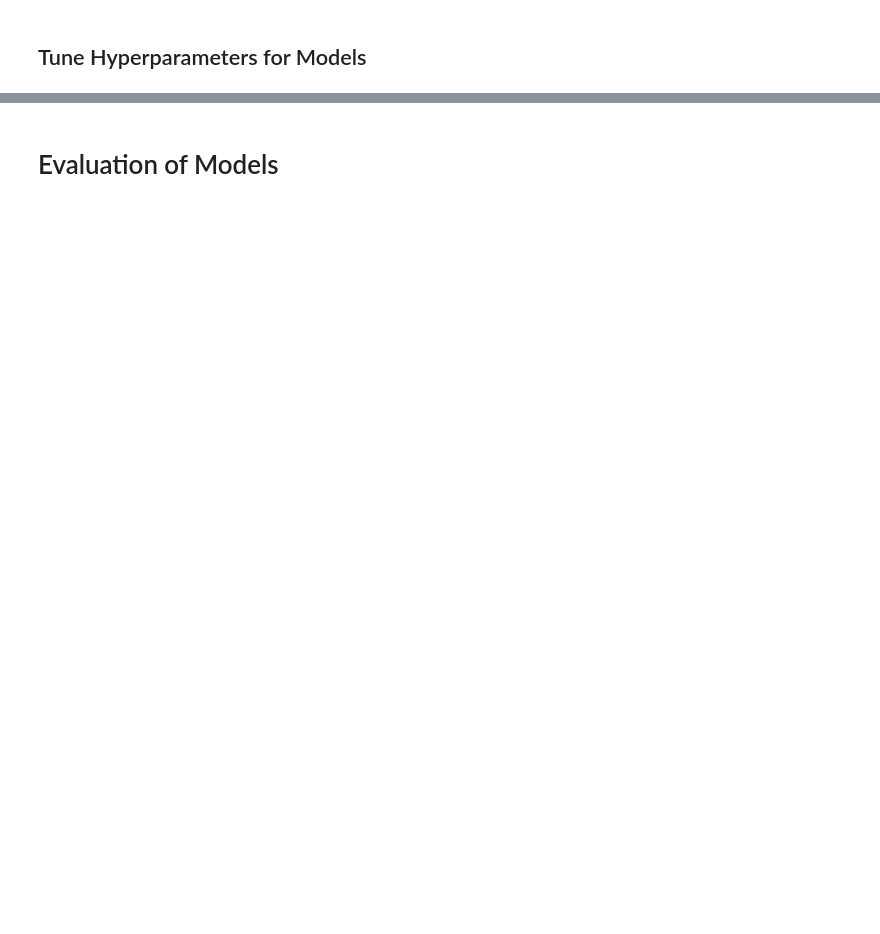
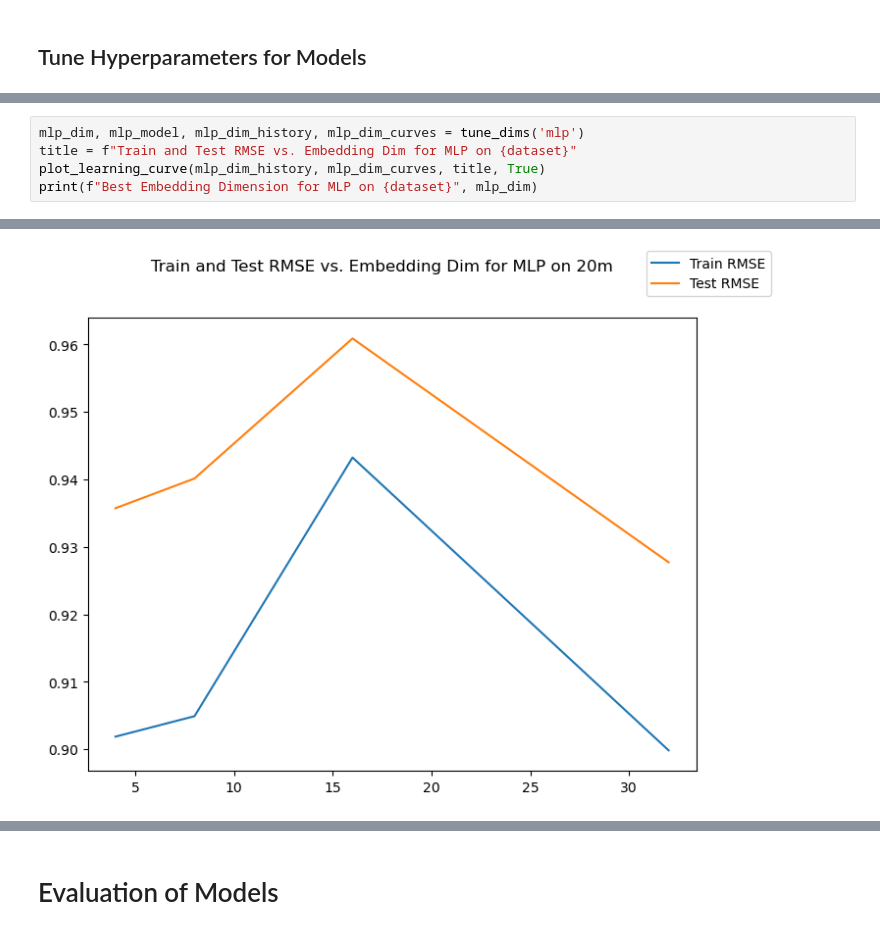
Before and after one commit to treeahsee/Neural_Collab_Filter, a Jupyter notebook: tuning_experiments.ipynb, the cells around one changed output, grey strips where cells are left out. Saved outputs shown, nothing was run; the diff lists cells and outputs as text; blank space fills up the shorter version.

```diff
--- a/tuning_experiments.ipynb
+++ b/tuning_experiments.ipynb
@@ -221,0 +269,6 @@ plot_learning_curve(gmf_dim_history, gmf_dim_curves, "Train and Test RMSE vs. Le
+# %%
+mlp_dim, mlp_model, mlp_dim_history, mlp_dim_curves = tune_dims('mlp')
+title = f"Train and Test RMSE vs. Embedding Dim for MLP on {dataset}"
+plot_learning_curve(mlp_dim_history, mlp_dim_curves, title, True)
+print(f"Best Embedding Dimension for MLP on {dataset}", mlp_dim)
+# %% [output]
@@ -221,0 +292 @@ plot_learning_curve(gmf_dim_history, gmf_dim_curves, "Train and Test RMSE vs. Le
+[figure, added]
```
Also changed, not shown: parts of 24 cells of this notebook, 16 other files.
